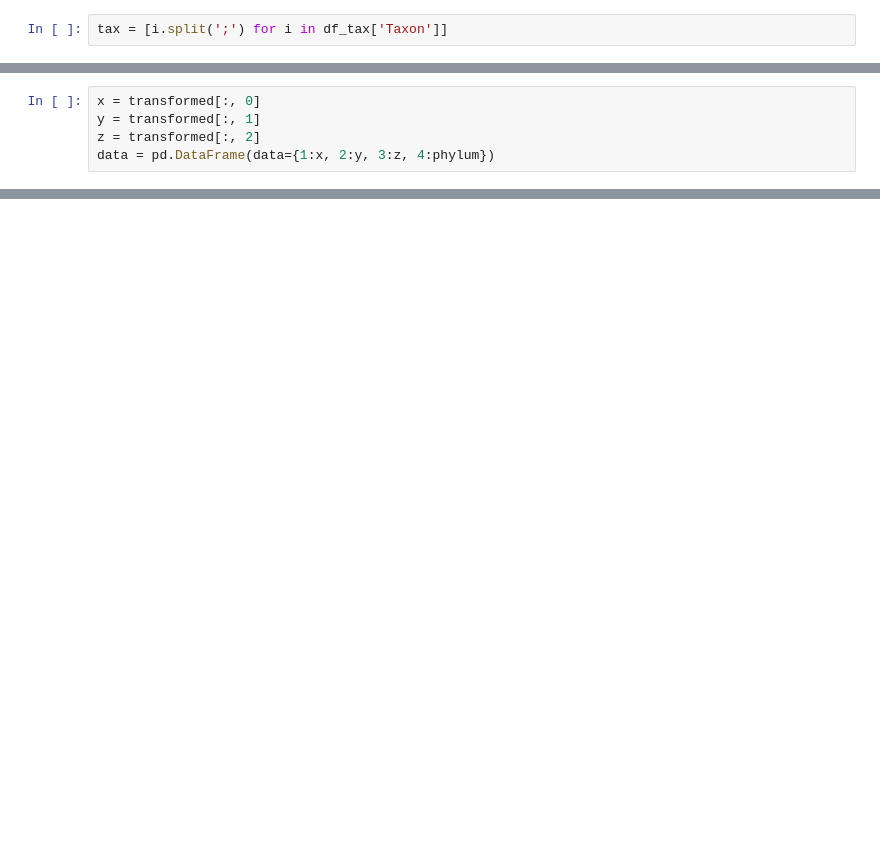
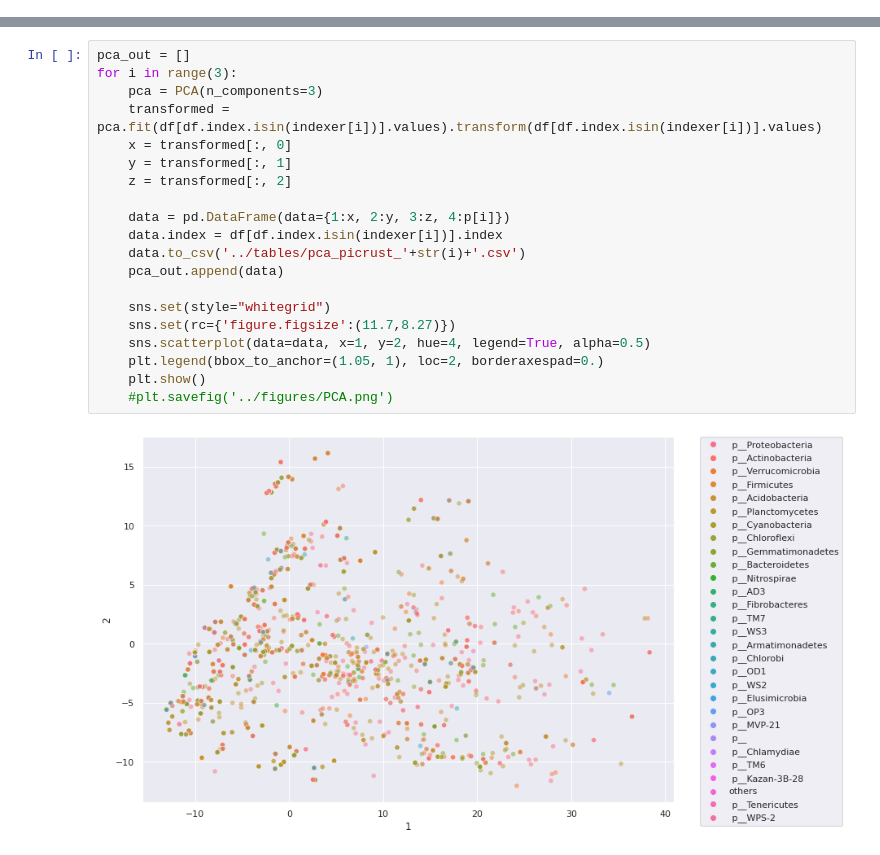
Before and after one commit to matinnuhamunada/dyrehaven16s, a Jupyter notebook: notebooks/03.1-cluster_picrust2.ipynb, the cells around one changed output, grey strips where cells are left out. Cells and saved outputs as stored; diff of their text form; blank space fills up the shorter version.

```diff
--- a/notebooks/03.1-cluster_picrust2.ipynb
+++ b/notebooks/03.1-cluster_picrust2.ipynb
@@ -46,2 +0,0 @@ df_tax = df_tax[df_tax.index.isin(df.index)]
-# %%
-tax = [i.split(';') for i in df_tax['Taxon']]
@@ -66,5 +0,0 @@ for i in tax:
-# %%
-x = transformed[:, 0]
-y = transformed[:, 1]
-z = transformed[:, 2]
-data = pd.DataFrame(data={1:x, 2:y, 3:z, 4:phylum})
@@ -105,0 +148,22 @@ df_tax = df_tax[df_tax.index.isin(df.index)]
+# %%
+pca_out = []
+for i in range(3):
+    pca = PCA(n_components=3)
+    transformed = pca.fit(df[df.index.isin(indexer[i])].values).transform(df[df.index.isin(indexer[i])].values)
+    x = transformed[:, 0]
+    y = transformed[:, 1]
+    z = transformed[:, 2]
+
+    data = pd.DataFrame(data={1:x, 2:y, 3:z, 4:p[i]})
+    data.index = df[df.index.isin(indexer[i])].index
+    data.to_csv('../tables/pca_picrust_'+str(i)+'.csv')
+    pca_out.append(data)
+
+    sns.set(style="whitegrid")
+    sns.set(rc={'figure.figsize':(11.7,8.27)})
+    sns.scatterplot(data=data, x=1, y=2, hue=4, legend=True, alpha=0.5)
+    plt.legend(bbox_to_anchor=(1.05, 1), loc=2, borderaxespad=0.)
+    plt.show()
+    #plt.savefig('../figures/PCA.png')
+# %% [output]
+[figure, added]
```
Also changed, not shown: parts of 44 cells of this notebook, 4 other files.
